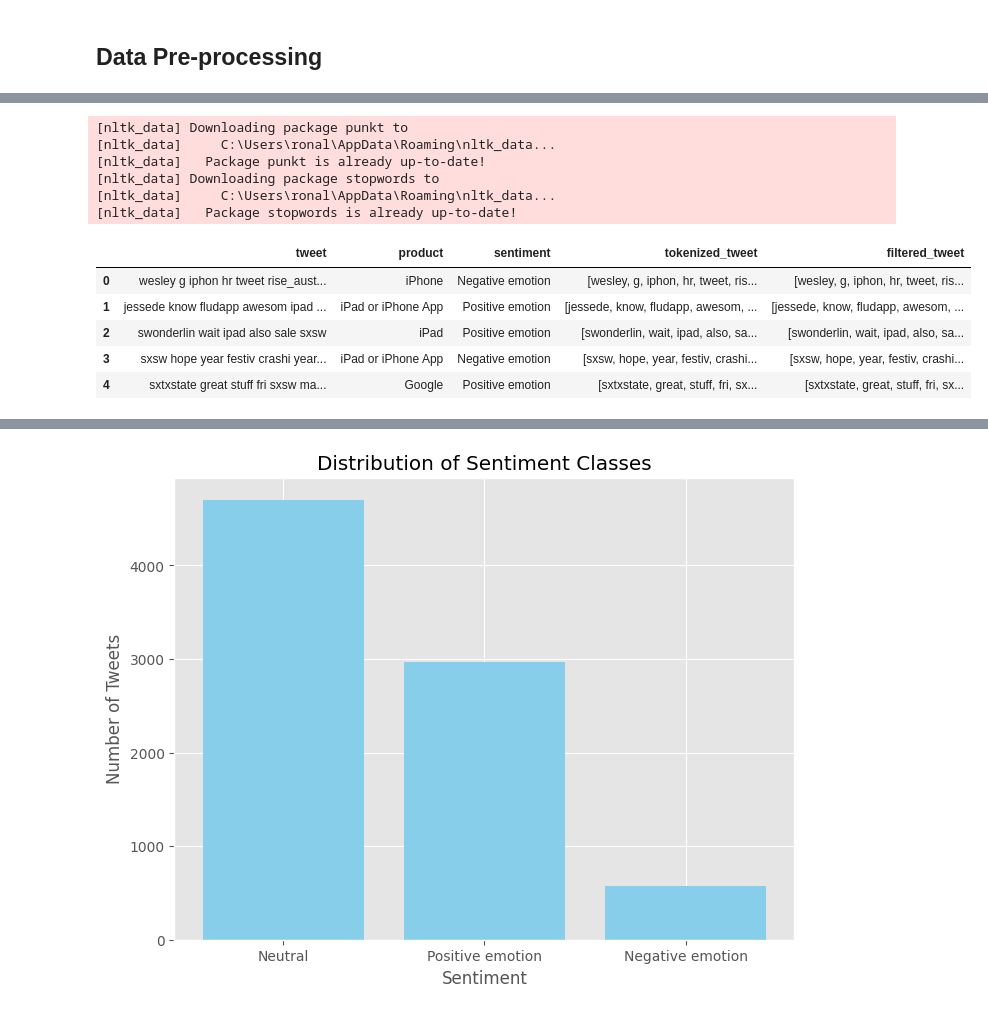
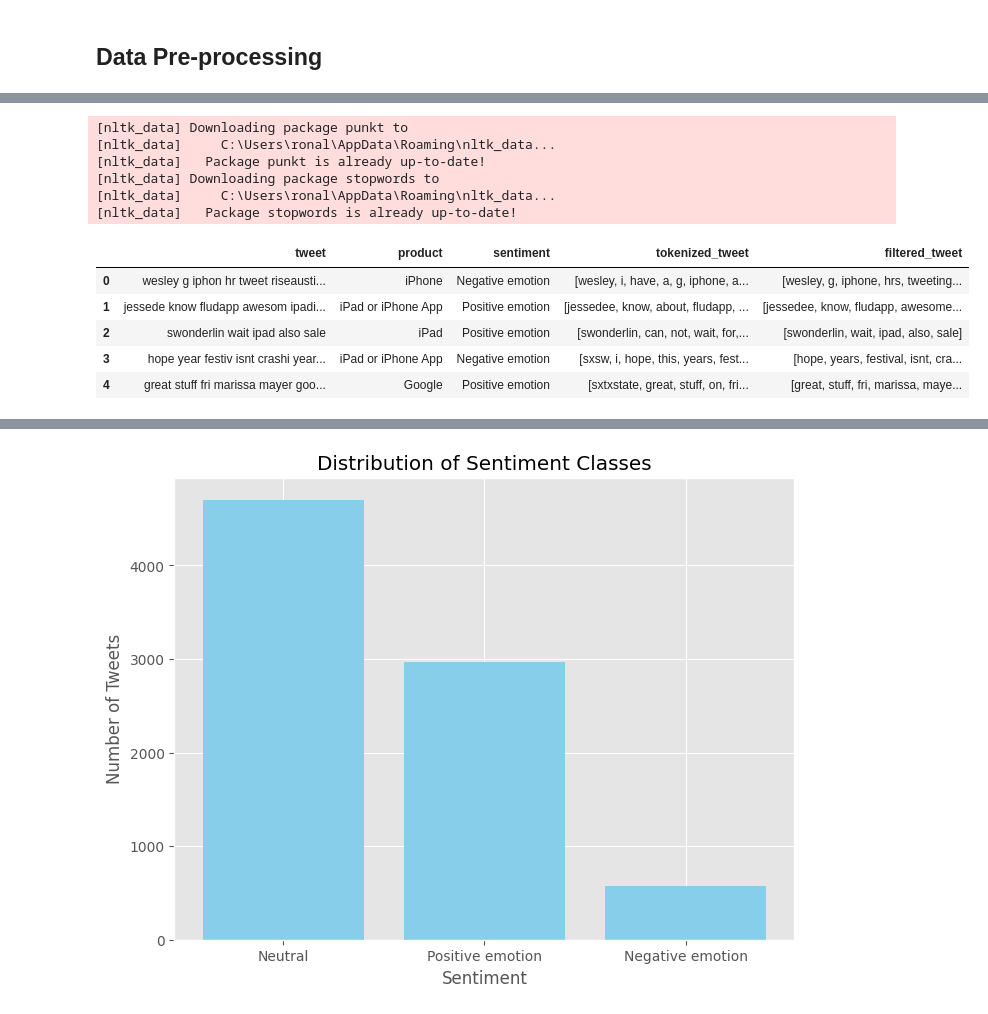
Before and after one commit to mainyepeter/NLP-Sentiment-Analysis-Apple-Google, a Jupyter notebook: index_(11).ipynb, the cells around one changed output, grey strips where cells are left out. Cells and saved outputs as stored; diff of their text form; code cells hidden in the pictures.

```diff
--- a/index_(11).ipynb
+++ b/index_(11).ipynb
@@ -251,6 +280,9 @@ def preprocess_text(text):
 stopwords_list = stopwords.words('english')
 import string
 stopwords_list += string.punctuation
+common_words = ['sxsw','mention','link','sxtxstate']
+for words in common_words:
+    stopwords_list.append(words)
 st = nltk.PorterStemmer()
 def stemming(content):
     stemmed_content = re.sub('[^a-zA-z]',' ',content)
@@ -263,37 +295,38 @@ def stemming(content):
 
 
 # Apply preprocessing to the 'tweet' column
-data['tweet'] = data['tweet'].apply(stemming)
+data['tweet'] = data['tweet'].apply(preprocess_text)
 
 # Tokenize the text data
 nltk.download('punkt')
 data['tokenized_tweet'] = data['tweet'].apply(word_tokenize)
 
 # Remove stopwords
 nltk.download('stopwords')
 stop_words = set(stopwords.words('english'))
 data['filtered_tweet'] = data['tokenized_tweet'].apply(lambda tokens: [token for token in tokens if token not in stopwords_list])
+data['tweet'] = data['tweet'].apply(stemming)
 
 # Convert tokenized text into numerical representation using Bag-of-Words
 count_vectorizer = CountVectorizer()
 bow_representation = count_vectorizer.fit_transform(data['filtered_tweet'].apply(lambda tokens: ' '.join(tokens)))
 
 # Convert tokenized text into numerical representation using TF-IDF
 tfidf_vectorizer = TfidfVectorizer()
 tfidf_representation = tfidf_vectorizer.fit_transform(data['filtered_tweet'].apply(lambda tokens: ' '.join(tokens)))
 
 # Print the first few rows of the preprocessed data
 data.head()
 # %% [output]
 [nltk_data] Downloading package punkt to
 [nltk_data]     C:\Users\ronal\AppData\Roaming\nltk_data...
 [nltk_data]   Package punkt is already up-to-date!
 [nltk_data] Downloading package stopwords to
 [nltk_data]     C:\Users\ronal\AppData\Roaming\nltk_data...
 [nltk_data]   Package stopwords is already up-to-date!
 |  | tweet | product | sentiment | tokenized_tweet | filtered_tweet |
-| 0 | wesley g iphon hr tweet rise_aust... | iPhone | Negative emotion | [wesley, g, iphon, hr, tweet, ris... | [wesley, g, iphon, hr, tweet, ris... |
-| 1 | jessede know fludapp awesom ipad ... | iPad or iPhone App | Positive emotion | [jessede, know, fludapp, awesom, ... | [jessede, know, fludapp, awesom, ... |
-| 2 | swonderlin wait ipad also sale sxsw | iPad | Positive emotion | [swonderlin, wait, ipad, also, sa... | [swonderlin, wait, ipad, also, sa... |
-| 3 | sxsw hope year festiv crashi year... | iPad or iPhone App | Negative emotion | [sxsw, hope, year, festiv, crashi... | [sxsw, hope, year, festiv, crashi... |
-| 4 | sxtxstate great stuff fri sxsw ma... | Google | Positive emotion | [sxtxstate, great, stuff, fri, sx... | [sxtxstate, great, stuff, fri, sx... |
+| 0 | wesley g iphon hr tweet riseausti... | iPhone | Negative emotion | [wesley, i, have, a, g, iphone, a... | [wesley, g, iphone, hrs, tweeting... |
+| 1 | jessede know fludapp awesom ipadi... | iPad or iPhone App | Positive emotion | [jessedee, know, about, fludapp, ... | [jessedee, know, fludapp, awesome... |
+| 2 | swonderlin wait ipad also sale | iPad | Positive emotion | [swonderlin, can, not, wait, for,... | [swonderlin, wait, ipad, also, sale] |
+| 3 | hope year festiv isnt crashi year... | iPad or iPhone App | Negative emotion | [sxsw, i, hope, this, years, fest... | [hope, years, festival, isnt, cra... |
+| 4 | great stuff fri marissa mayer goo... | Google | Positive emotion | [sxtxstate, great, stuff, on, fri... | [great, stuff, fri, marissa, maye... |
```
Also changed, not shown: parts of 16 cells of this notebook, 6 other files.
